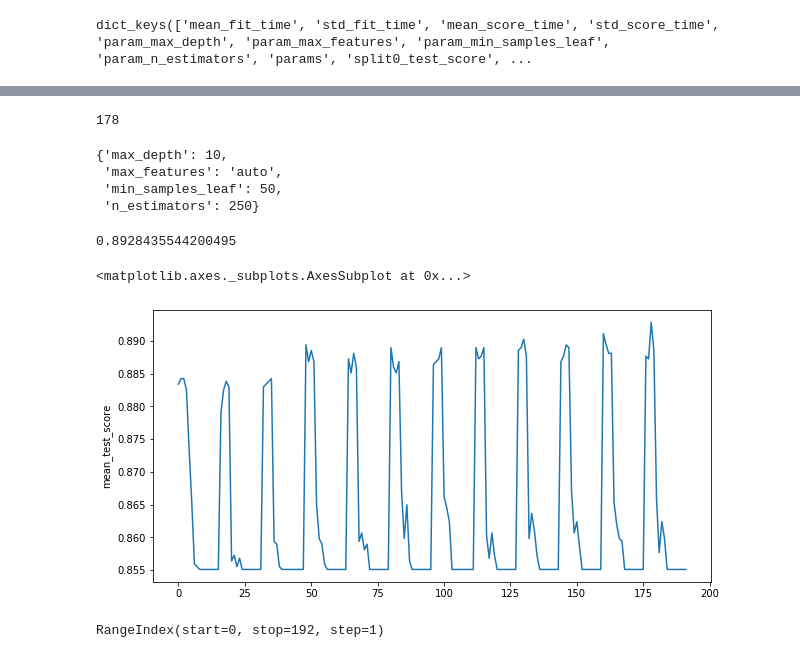
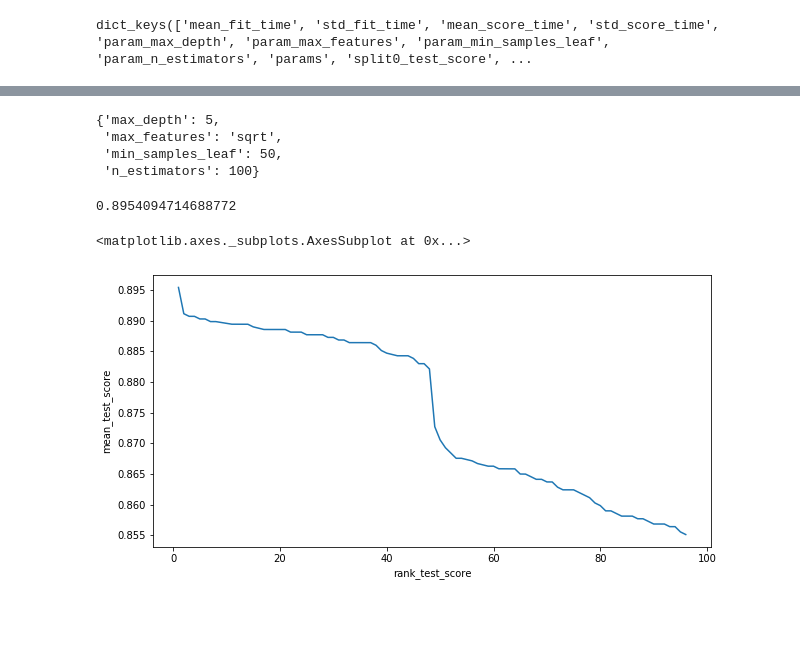
Before and after one commit to jaybee202/mod3_project, a Jupyter notebook: Step07_random_forest/random_forrest_v2.ipynb, the cells around one changed output, grey strips where cells are left out. Cells and saved outputs as stored; diff of their text form; code cells hidden in the pictures; blank space fills up the shorter version.

Commit message:
updated X_test

```diff
--- a/Step07_random_forest/random_forrest_v2.ipynb
+++ b/Step07_random_forest/random_forrest_v2.ipynb
@@ -13,7 +14,7 @@ from sklearn.model_selection import cross_val_score, GridSearchCV
 # %% [markdown]
 ## Import training data
 # %%
-X_train = pd.read_csv('../data/X_train_trans.csv')
+X_train = pd.read_csv('../data/X_train_trans.csv', index_col=0)
 
 pickle_in = open('../data/y_train.pickle', 'rb')
 y_train = pickle.load(pickle_in)
@@ -67,7 +68,7 @@ def plot_confusion_matrix(cm, classes,
 # %% [markdown]
 ## Random Forrest Classification
 # %%
-clf = RandomForestClassifier(n_jobs=-1)
+clf = RandomForestClassifier(n_jobs=-1, bootstrap=True)
 clf.fit(X_train, y_train);
 # %%
 clf.decision_path(X_train);
@@ -115,6 +120,6 @@ np.sqrt(max_features), np.log2(max_features)
 # %%
 params = {'n_estimators': [50, 100, 250, 500],
-          'max_depth': [3, 4, 7, 10],
+          'max_depth': [3, 4, 5, 7],
           'min_samples_leaf': [50, 100, 250, 500],
           'max_features': ['sqrt', 'log2', 'auto']
 }
@@ -181,24 +172,16 @@ results[['rank_test_score', 'mean_test_score', 'param_max_depth',
-# %%
-gscv.best_index_
-# %% [output]
-178
 # %%
 gscv.cv_results_['params'][gscv.best_index_]
 # %% [output]
-{'max_depth': 10,
- 'max_features': 'auto',
+{'max_depth': 5,
+ 'max_features': 'sqrt',
  'min_samples_leaf': 50,
- 'n_estimators': 250}
+ 'n_estimators': 100}
 # %%
 gscv.cv_results_['mean_test_score'][gscv.best_index_]
 # %% [output]
-0.8928435544200495
+0.8954094714688772
 # %%
-sns.lineplot(x = results.index, y = results.mean_test_score)
+sns.lineplot(x = results.rank_test_score, y = results.mean_test_score)
 # %% [output]
 <matplotlib.axes._subplots.AxesSubplot at 0x...>
-[figure, old version]
+[figure, new version]
-# %%
-results.index
-# %% [output]
-RangeIndex(start=0, stop=192, step=1)
```
Also changed, not shown: parts of 36 cells of this notebook, 2 other files.
